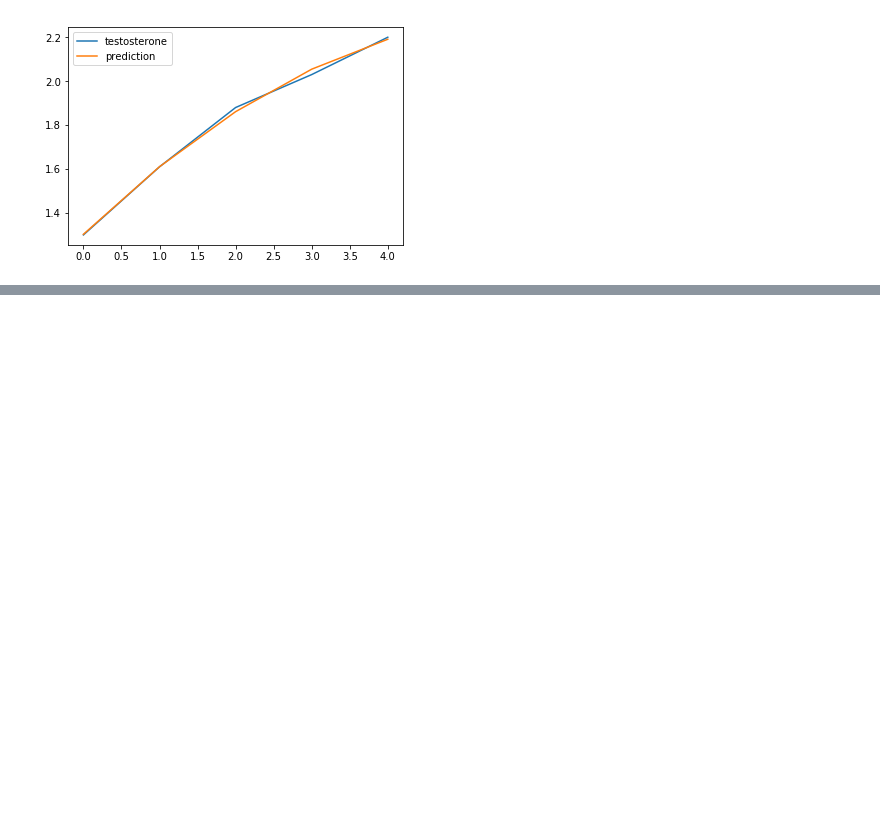
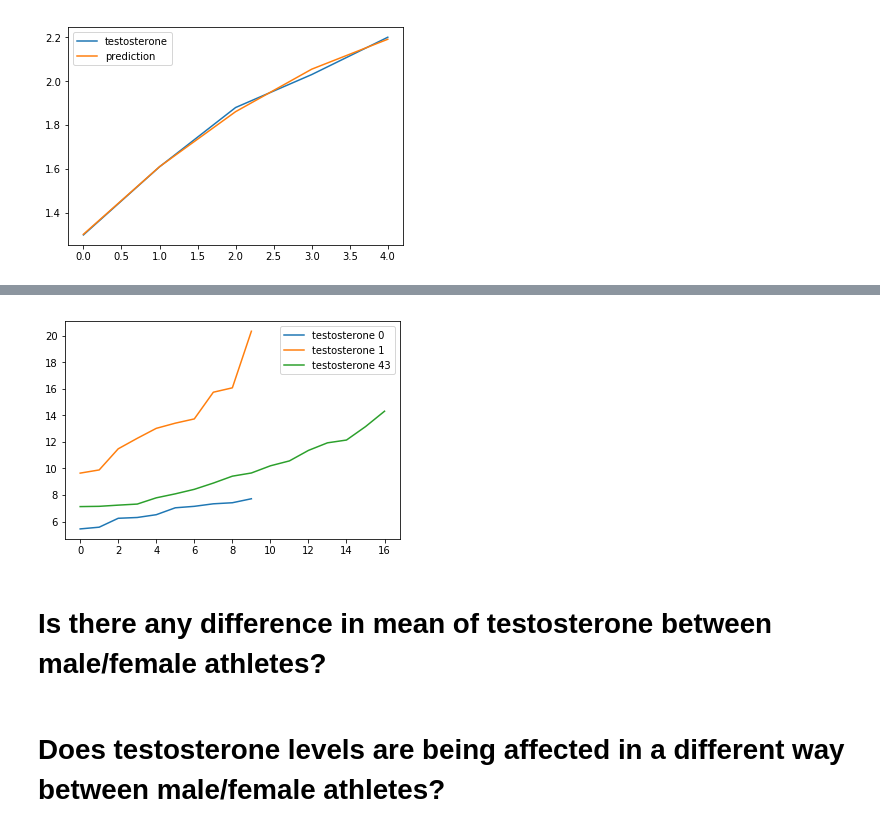
Before and after one commit to fnozarian/Anti-doping-analysis, a Jupyter notebook: EDA V3.0.ipynb, the cells around one changed output, grey strips where cells are left out. Cells and saved outputs as stored; diff of their text form; code cells hidden in the pictures; blank space fills up the shorter version.

```diff
--- a/EDA V3.0.ipynb
+++ b/EDA V3.0.ipynb
@@ -178,12 +182,14 @@ DataFrame(total_var_quad).describe()
 # %% [markdown]
 By increasing the flexibility of the model from linear to non-linear, obviously, the variance is decreased. That is the model is able to fit more observations and this might result in considering outlier points less than before. The athletes for which the box plot of residuals shows some outlier points (in non-linear case) there is a strong indication that such observations are abnormal. We have confirmed this fact by visually inspecting these cases.
 # %%
-def show_testosterone_and_predictions(index, model_coefs, is_male=True):
+def show_testosterone_and_predictions(index, model_coefs=None, is_male=True, show_prediction=True):
     y = male_testosterones[index] if is_male else female_testosterones[index]
     x = np.arange(len(y))
-    y_hat = model_coefs[index][0] + model_coefs[index][1] * x + model_coefs[index][2] * (x**2)
-    plt.plot(x, y, label="testosterone")
-    plt.plot(x, y_hat, label="prediction")
+
+    plt.plot(x, y, label="testosterone {}".format(index))
+    if show_prediction:
+        y_hat = model_coefs[index][0] + model_coefs[index][1] * x + model_coefs[index][2] * (x**2)
+        plt.plot(x, y_hat, label="prediction {}".format(index))
     plt.legend()
 # %%
 show_testosterone_and_predictions(48, quad_coefs)
@@ -253,0 +341,10 @@ Same as male athlete using non-linear fits for women athlets can almost perfectl
+# %%
+show_testosterone_and_predictions(0, show_prediction=False)
+show_testosterone_and_predictions(1, show_prediction=False)
+show_testosterone_and_predictions(43, show_prediction=False)
+# %% [output]
+[figure, added]
+# %% [markdown]
+# Is there any difference in mean of testosterone between male/female athletes?
+# %% [markdown]
+# Does testosterone levels are being affected in a different way between male/female athletes?
```
Also changed, not shown: parts of 13 cells of this notebook.
